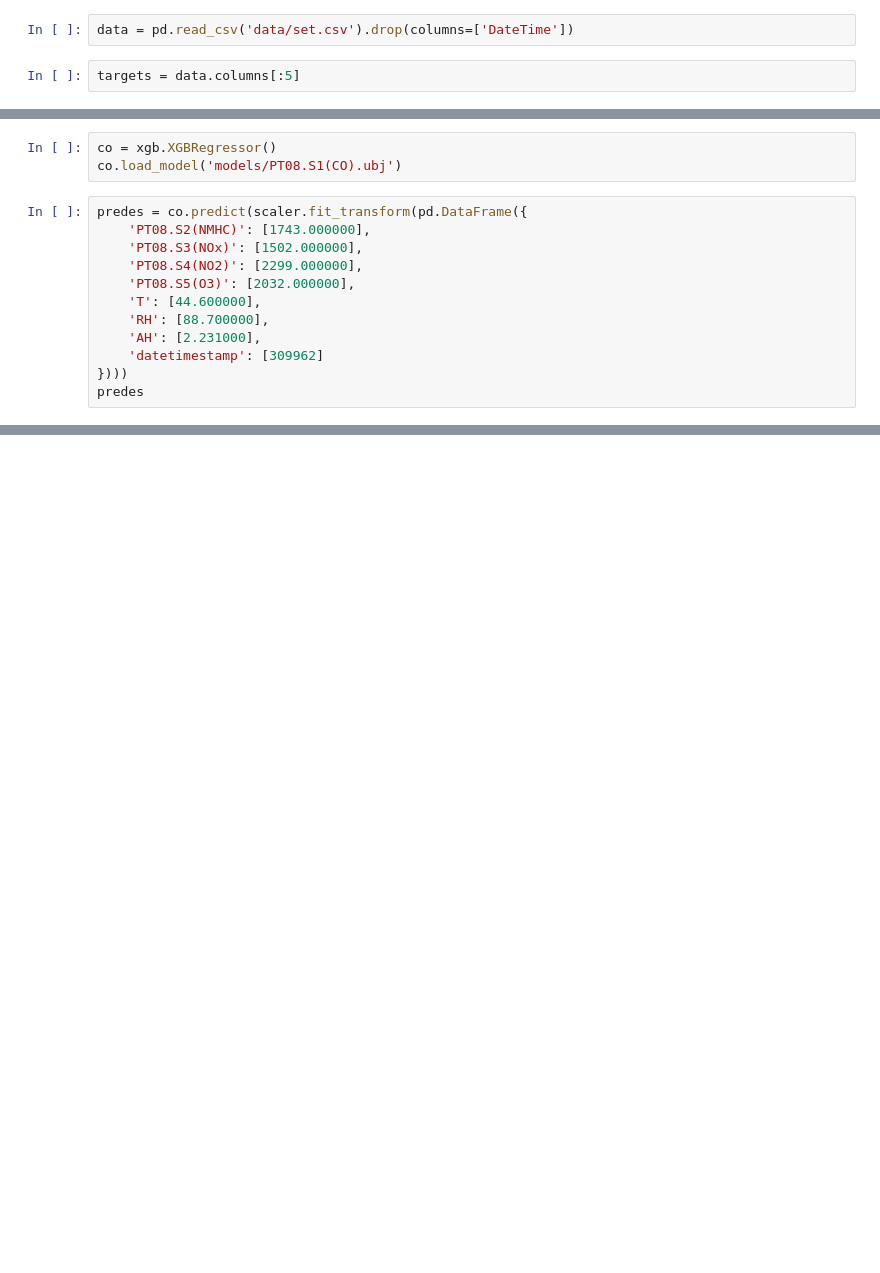
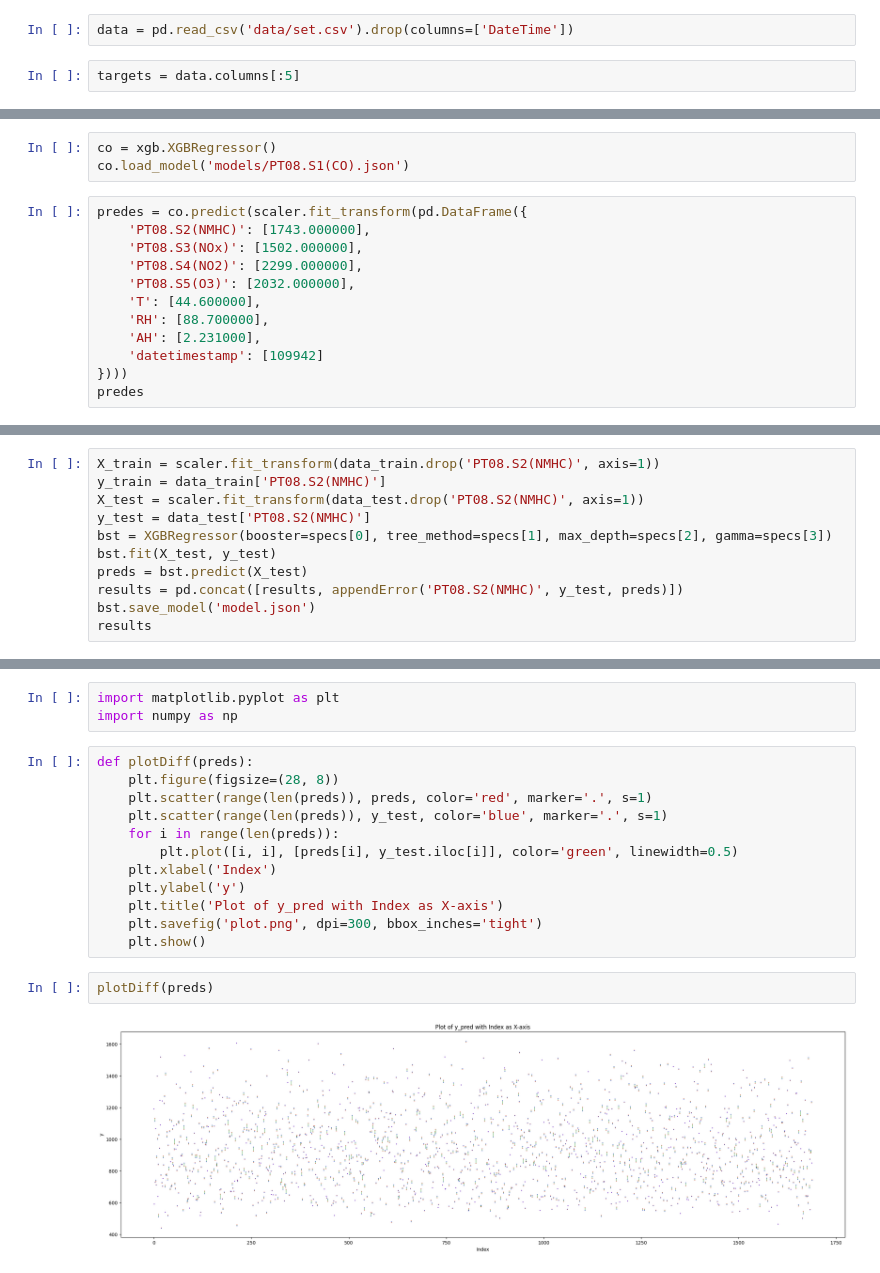
Before and after one commit to miiky976/dl4td_aq, a Jupyter notebook: Master/04_XGBOOSTING.ipynb, the cells around one changed output, grey strips where cells are left out. Saved outputs shown, nothing was run; the diff lists cells and outputs as text; blank space fills up the shorter version.

```diff
--- a/Master/04_XGBOOSTING.ipynb
+++ b/Master/04_XGBOOSTING.ipynb
@@ -98,6 +61,6 @@ results.head(5)
 # %%
 co = xgb.XGBRegressor()
-co.load_model('models/PT08.S1(CO).ubj')
+co.load_model('models/PT08.S1(CO).json')
 # %%
 predes = co.predict(scaler.fit_transform(pd.DataFrame({
     'PT08.S2(NMHC)': [1743.000000],
@@ -107,7 +70,7 @@ predes = co.predict(scaler.fit_transform(pd.DataFrame({
     'T': [44.600000],
     'RH': [88.700000],
     'AH': [2.231000],
-    'datetimestamp': [309962]
+    'datetimestamp': [109942]
 })))
 predes
 # %% [output]
@@ -124,3 +87,14 @@ data.describe()
 | 50% | 1063.000000 | 909.000000 | 805.000000 | 1464.000000 | 964.000000 | 18.000000 | 49.200000 | 1.004100 | ... |
 | 75% | 1217.000000 | 1100.000000 | 955.000000 | 1663.000000 | 1248.000000 | 24.700000 | 62.600000 | 1.321900 | ... |
 | max | 1642.000000 | 1643.000000 | 1402.000000 | 2299.000000 | 2032.000000 | 44.600000 | 88.700000 | 2.231000 | ... |
+# %%
+X_train = scaler.fit_transform(data_train.drop('PT08.S2(NMHC)', axis=1))
+y_train = data_train['PT08.S2(NMHC)']
+X_test = scaler.fit_transform(data_test.drop('PT08.S2(NMHC)', axis=1))
+y_test = data_test['PT08.S2(NMHC)']
+bst = XGBRegressor(booster=specs[0], tree_method=specs[1], max_depth=specs[2], gamma=specs[3])
+bst.fit(X_test, y_test)
+preds = bst.predict(X_test)
+results = pd.concat([results, appendError('PT08.S2(NMHC)', y_test, preds)])
+bst.save_model('model.json')
+results
@@ -126,0 +161,19 @@ data.describe()
+# %%
+import matplotlib.pyplot as plt
+import numpy as np
+# %%
+def plotDiff(preds):
+    plt.figure(figsize=(28, 8))
+    plt.scatter(range(len(preds)), preds, color='red', marker='.', s=1)
+    plt.scatter(range(len(preds)), y_test, color='blue', marker='.', s=1)
+    for i in range(len(preds)):
+        plt.plot([i, i], [preds[i], y_test.iloc[i]], color='green', linewidth=0.5)
+    plt.xlabel('Index')
+    plt.ylabel('y')
+    plt.title('Plot of y_pred with Index as X-axis')
+    plt.savefig('plot.png', dpi=300, bbox_inches='tight')
+    plt.show()
+# %%
+plotDiff(preds)
+# %% [output]
+[figure, added]
```
Also changed, not shown: parts of 10 cells of this notebook, 7 other files.
